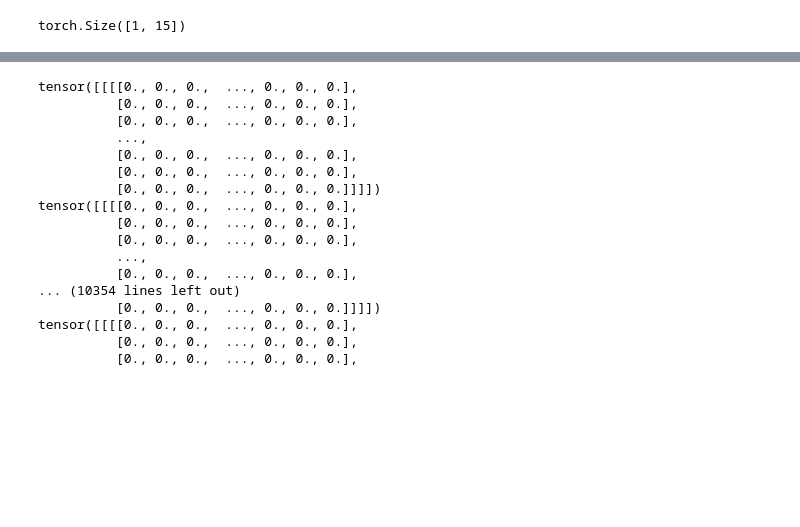
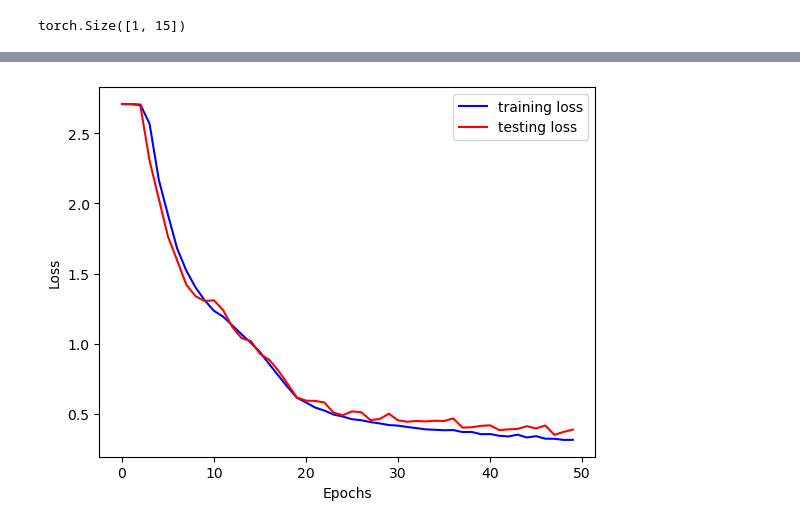
Before and after one commit to Data4i/ChineseMnistClassification, a Jupyter notebook: chinese_mnist.ipynb, the cells around one changed output, grey strips where cells are left out. Cells and saved outputs as stored; diff of their text form; code cells hidden in the pictures; blank space fills up the shorter version.

Commit message:
trained the model and did a confusion matrix and saved the model

```diff
--- a/chinese_mnist.ipynb
+++ b/chinese_mnist.ipynb
@@ -191,6 +185,6 @@ tensor([[ 0.1339, -0.0910,  0.0675, -0.0132,  0.0625, -0.0315,  0.0522,  0.0822,
        grad_fn=<AddmmBackward0>)
 # %%
-optimizer = torch.optim.SGD(params = model_0.parameters(), lr = 1e-2, momentum = 0.9, weight_decay = 1e-3, nesterov = True)
+optimizer = torch.optim.SGD(params = model_0.parameters(), lr = 1e-2, momentum = 0.9, weight_decay = 1e-4, nesterov = True)
 loss_fn = nn.CrossEntropyLoss()
 # %%
 def fit(epochs, model, train_dl, test_dl, optimizer, loss_fn, device = 'cpu', step = 1):
@@ -199,6 +193,7 @@ def fit(epochs, model, train_dl, test_dl, optimizer, loss_fn, device = 'cpu', st
     test_loss_count = list()
     epoch_count = list()
 
+    model.to(device)
     for epoch in tqdm(range(epochs)):
 
         train_loss = .0
@@ -235,11 +230,17 @@ def fit(epochs, model, train_dl, test_dl, optimizer, loss_fn, device = 'cpu', st
             print(f'Train Loss -> {train_loss:.3f} | Test Loss -> {test_loss:.3f}')
             print('----------------------------------------------------------------------------')
             print('----------------------------------------------------------------------------')
+        if epoch + 1 == epochs:
+            print(f'Epoch: {epoch}')
+            print(f'Train Loss -> {train_loss:.3f} | Test Loss -> {test_loss:.3f}')
+            print('----------------------------------------------------------------------------')
+            print('----------------------------------------------------------------------------')
 
-        return {
-        'epochs': epoch_count,
-        'train_loss': train_loss_count,
-        'test_loss': test_loss_count,
-        }
+    return {
+    'epochs': epoch_count,
+    'train_loss': train_loss_count,
+    'test_loss': test_loss_count,
+    }
 # %%
-def fit(epochs = 100, model_0, train_dl, test_dl, optimizer, loss_fn)
+torch.manual_seed(42)
+history = fit(epochs = 50, model = model_0, train_dl = train_dl, test_dl = test_dl, optimizer = optimizer, loss_fn = loss_fn, step = 5)
@@ -248,21 +292,12 @@ loss_fn(
-# %%
-for x, y in test_dl:
-    print(x)
-# %% [output]
-tensor([[[[0., 0., 0.,  ..., 0., 0., 0.],
-          [0., 0., 0.,  ..., 0., 0., 0.],
-          [0., 0., 0.,  ..., 0., 0., 0.],
-          ...,
-          [0., 0., 0.,  ..., 0., 0., 0.],
-          [0., 0., 0.,  ..., 0., 0., 0.],
-          [0., 0., 0.,  ..., 0., 0., 0.]]]])
-tensor([[[[0., 0., 0.,  ..., 0., 0., 0.],
-          [0., 0., 0.,  ..., 0., 0., 0.],
-          [0., 0., 0.,  ..., 0., 0., 0.],
-          ...,
-          [0., 0., 0.,  ..., 0., 0., 0.],
-... (10354 lines left out)
-          [0., 0., 0.,  ..., 0., 0., 0.]]]])
-tensor([[[[0., 0., 0.,  ..., 0., 0., 0.],
-          [0., 0., 0.,  ..., 0., 0., 0.],
-          [0., 0., 0.,  ..., 0., 0., 0.],
+# %%
+def loss_plot(history):
+    plt.plot(history['epochs'], history['train_loss'], c= 'b', label = 'training loss')
+    plt.plot(history['epochs'], history['test_loss'], c = 'r', label = 'testing loss')
+    plt.xlabel('Epochs')
+    plt.ylabel('Loss')
+    plt.legend(loc = 0)
+    plt.show()
+# %%
+loss_plot(history)
+# %% [output]
+[figure, added]
```
Also changed, not shown: parts of 12 cells of this notebook, 2 other files.
